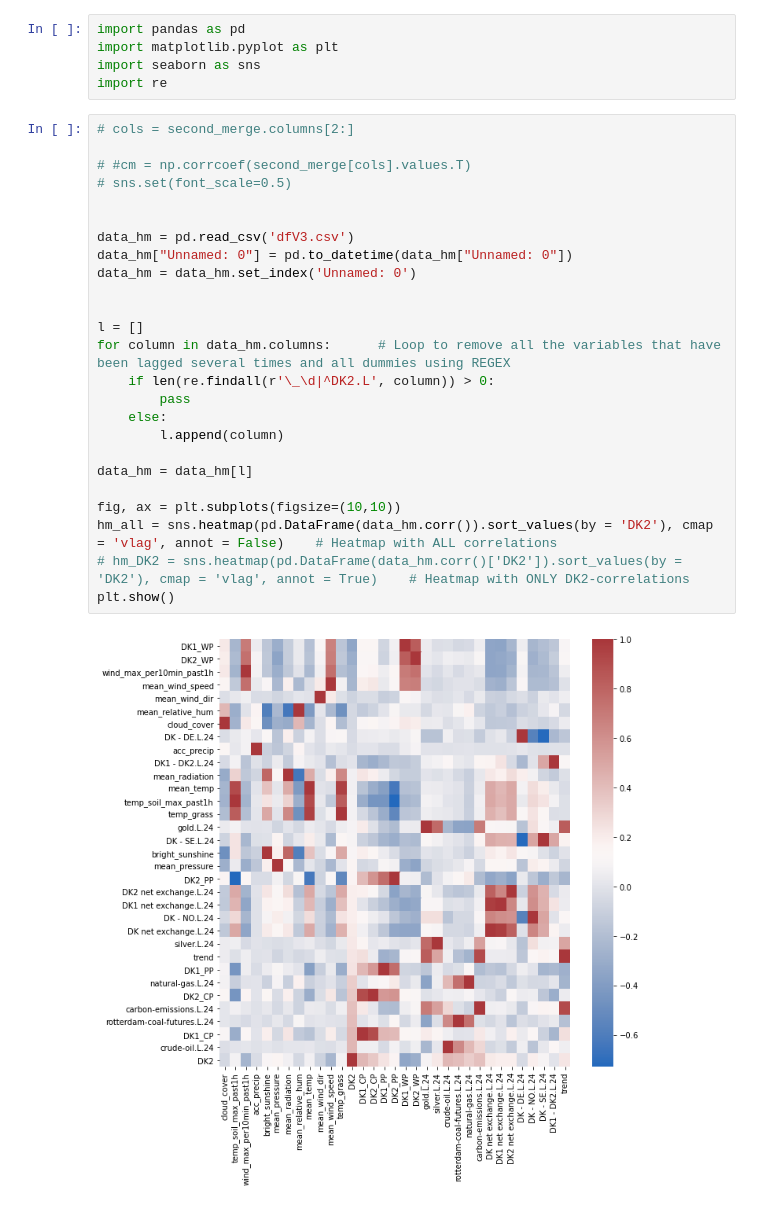
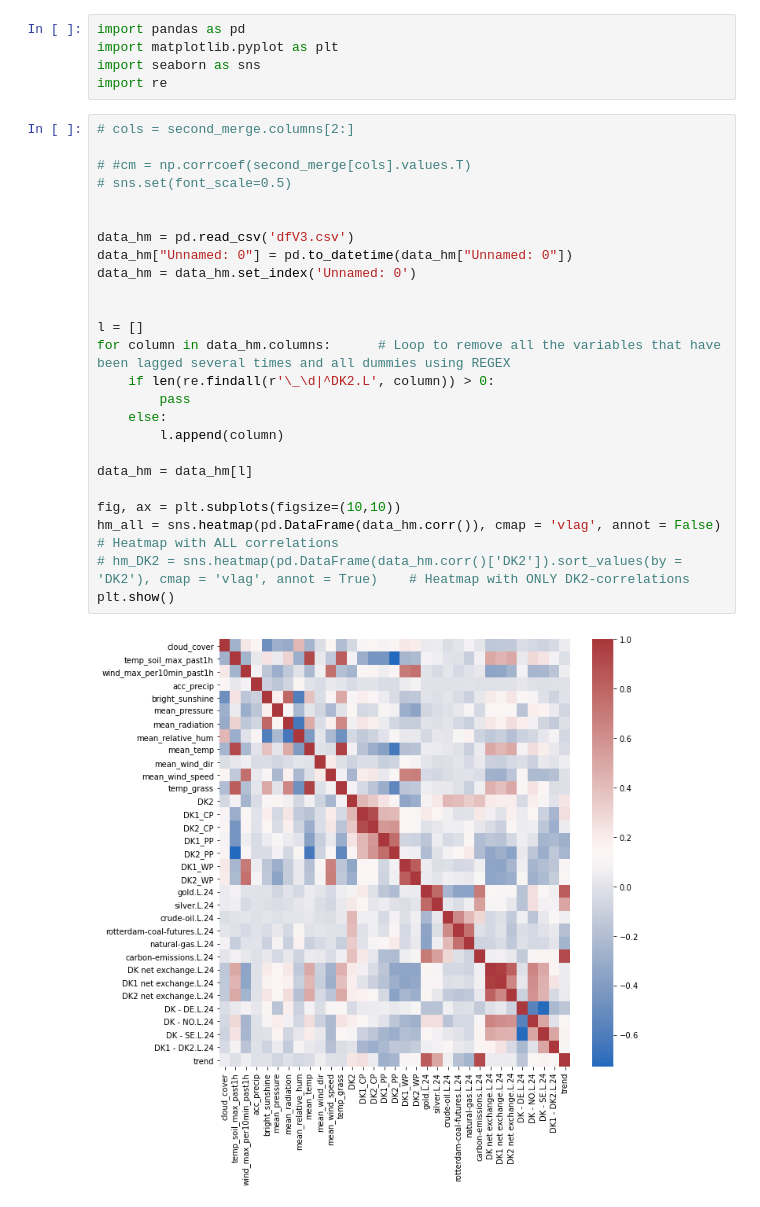
Before and after one commit to sjhpol/ISDS_arbejde, a Jupyter notebook: Exam/Heatmap.ipynb, the cells around one changed output. Saved outputs shown, nothing was run; the diff lists cells and outputs as text.

```diff
--- a/Exam/Heatmap.ipynb
+++ b/Exam/Heatmap.ipynb
@@ -9,27 +9,27 @@ import re
 # %%
 # cols = second_merge.columns[2:]
 
 # #cm = np.corrcoef(second_merge[cols].values.T)
 # sns.set(font_scale=0.5)
 
 
 data_hm = pd.read_csv('dfV3.csv')
 data_hm["Unnamed: 0"] = pd.to_datetime(data_hm["Unnamed: 0"])
 data_hm = data_hm.set_index('Unnamed: 0')
 
 
 l = []
 for column in data_hm.columns:      # Loop to remove all the variables that have been lagged several times and all dummies using REGEX
     if len(re.findall(r'\_\d|^DK2.L', column)) > 0:
         pass
     else:
         l.append(column)
 
 data_hm = data_hm[l]
 
 fig, ax = plt.subplots(figsize=(10,10))
-hm_all = sns.heatmap(pd.DataFrame(data_hm.corr()).sort_values(by = 'DK2'), cmap = 'vlag', annot = False)    # Heatmap with ALL correlations
+hm_all = sns.heatmap(pd.DataFrame(data_hm.corr()), cmap = 'vlag', annot = False)    # Heatmap with ALL correlations
 # hm_DK2 = sns.heatmap(pd.DataFrame(data_hm.corr()['DK2']).sort_values(by = 'DK2'), cmap = 'vlag', annot = True)    # Heatmap with ONLY DK2-correlations
 plt.show()
 # %% [output]
-[figure, old version]
+[figure, new version]
```
